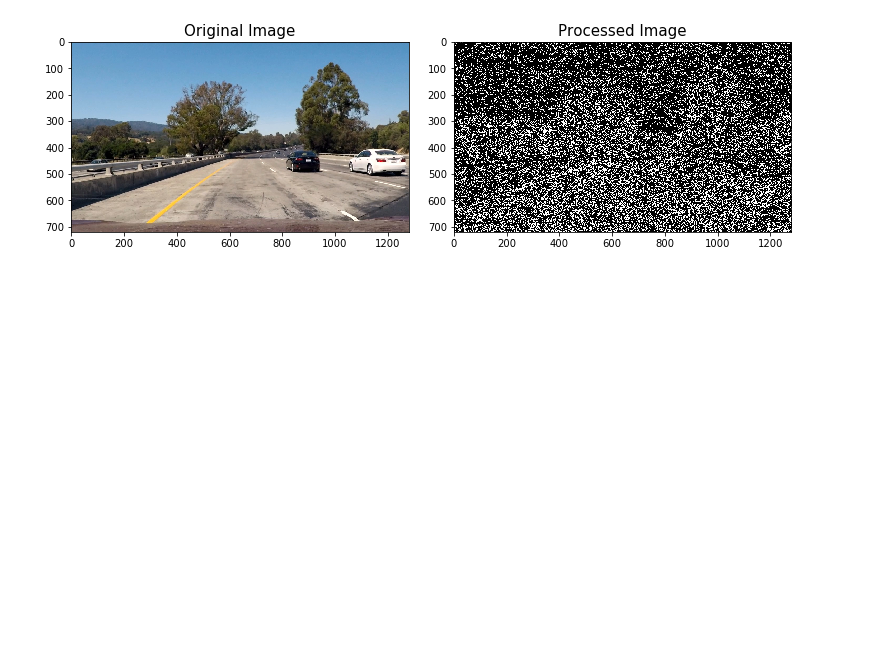
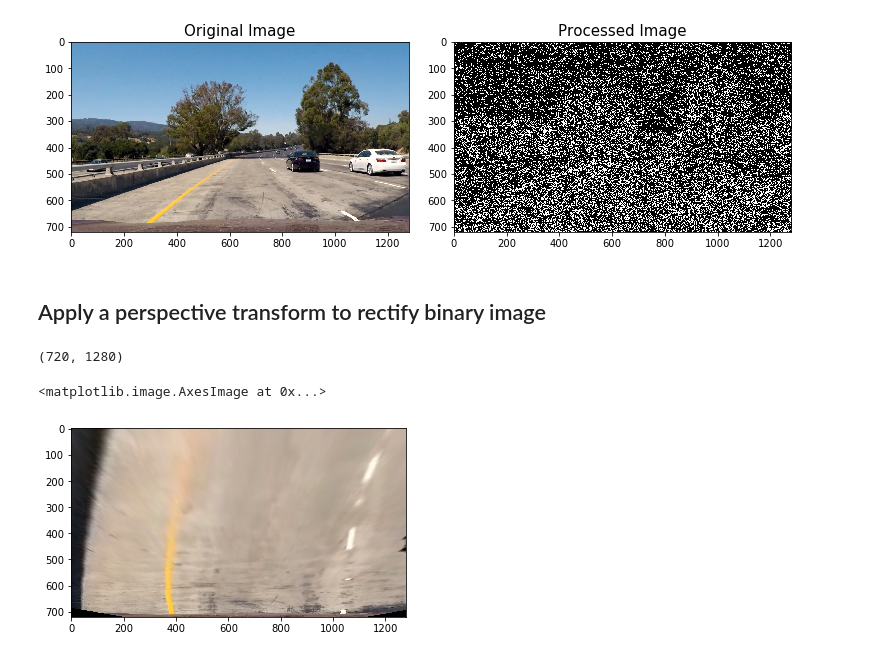
Before and after one commit to taikione/CarND-Advanced-Lane-Lines, a Jupyter notebook: AdvancedLaneLines.ipynb, the cells around one changed output. Saved outputs shown, nothing was run; the diff lists cells and outputs as text; code cells hidden in the pictures; blank space fills up the shorter version.

Commit message:
Add code to perspective transform

```diff
--- a/AdvancedLaneLines.ipynb
+++ b/AdvancedLaneLines.ipynb
@@ -221,3 +221,5 @@ show_processed_images(image, processed)
 #plt.savefig('k3_th47_m05_2.png')
 # %% [output]
 [figure]
+# %% [markdown]
+## Apply a perspective transform to rectify binary image
@@ -223,0 +246,4 @@ show_processed_images(image, processed)
+# %%
+processed.shape
+# %% [output]
+(720, 1280)
@@ -223,0 +269,22 @@ show_processed_images(image, processed)
+# %%
+# warp
+image = mpimg.imread('test_images/test1.jpg')
+imshape = image.shape
+
+margin = 200
+dst_margin = 350
+target = np.float32([[(margin, imshape[0]),(600, 450), (680, 450), (imshape[1]-margin, imshape[0])]])
+#target = np.float32([[(margin, imshape[0]),(570, 420), (710, 420), (imshape[1]-margin, imshape[0])]])
+
+destination = np.float32([[dst_margin, imshape[0]], [dst_margin, 0], [imshape[1] - dst_margin, 0], [imshape[1] - 300, imshape[0]]])
+
+#destination = np.float32([[dst_margin, imshape[0] - dst_margin], [dst_margin, dst_margin],
+                         #[imshape[1] - dst_margin, dst_margin], [imshape[1] - dst_margin, imshape[0] - dst_margin]])
+
+M = cv2.getPerspectiveTransform(target, destination)
+w, h, c = image.shape
+warped = cv2.warpPerspective(image, M, (h, w))
+plt.imshow(warped)
+# %% [output]
+<matplotlib.image.AxesImage at 0x...>
+[figure, added]
```
Also changed, not shown: parts of 5 cells of this notebook.
